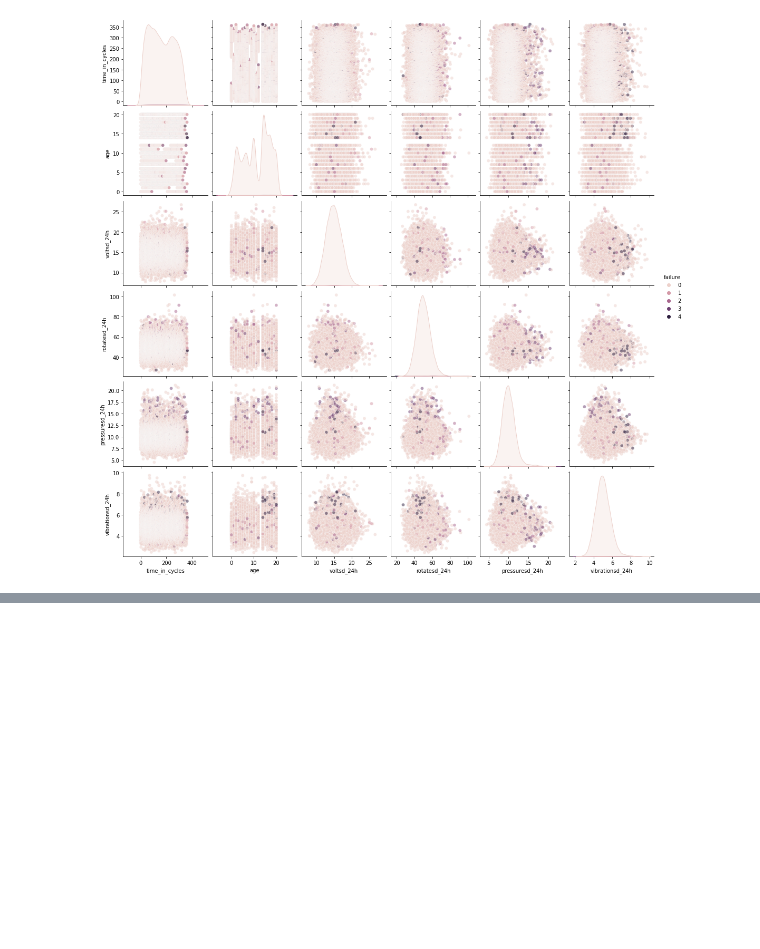
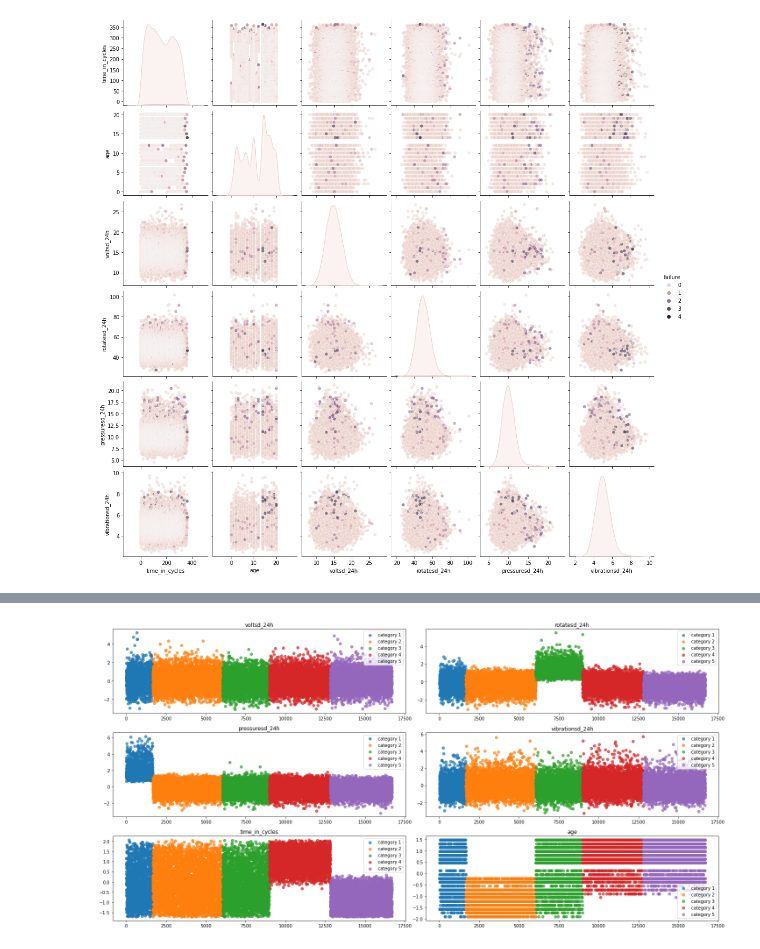
Before and after one commit to pierre-db/SD701_Data-Mining-Project, a Jupyter notebook: Projet_Data_Mining.ipynb, the cells around one changed output, grey strips where cells are left out. Saved outputs shown, nothing was run; the diff lists cells and outputs as text; code cells hidden in the pictures; blank space fills up the shorter version.

```diff
--- a/Projet_Data_Mining.ipynb
+++ b/Projet_Data_Mining.ipynb
@@ -271,0 +353,13 @@ sns.pairplot(data[num_columns], hue='failure', plot_kws={'alpha':0.5});
+# %%
+# on applique l'algorithme k-means
+#on essaie d'identifier 5 groupes
+kmeans_algo = cluster.KMeans(n_clusters=5)
+kmeans_results = kmeans_algo.fit_transform(X_train)
+
+# on crée une copie de notre jeu de données pour stocker les résultats
+results = X_train.join(y_train).copy()
+results['labels'] = kmeans_algo.labels_
+
+# On trie par label
+results = results.sort_values('labels', ignore_index=True)
+results.sample(5)
@@ -271,0 +373,23 @@ sns.pairplot(data[num_columns], hue='failure', plot_kws={'alpha':0.5});
+# %%
+# on récupère les catégories
+nb_categories = len(set(kmeans_algo.labels_))
+
+# on prépare le plot
+fig = plt.figure(figsize=(20, 10));
+k = 1
+
+# for each column
+for col in num_cols:
+    # we add a subplot
+    ax = fig.add_subplot(3, 2, k)
+    # we plot the categories in each subplot
+    for i in range(nb_categories):
+        ax.scatter(x=results[results['labels'] == i].index,
+                    y=results.loc[results['labels'] == i, col],
+                    label = 'category ' + str(i+1), alpha=0.7);
+        ax.set_title(col);
+    ax.legend();
+    k+=1
+fig.tight_layout()
+# %% [output]
+[figure, added]
```
Also changed, not shown: parts of 22 cells of this notebook.
